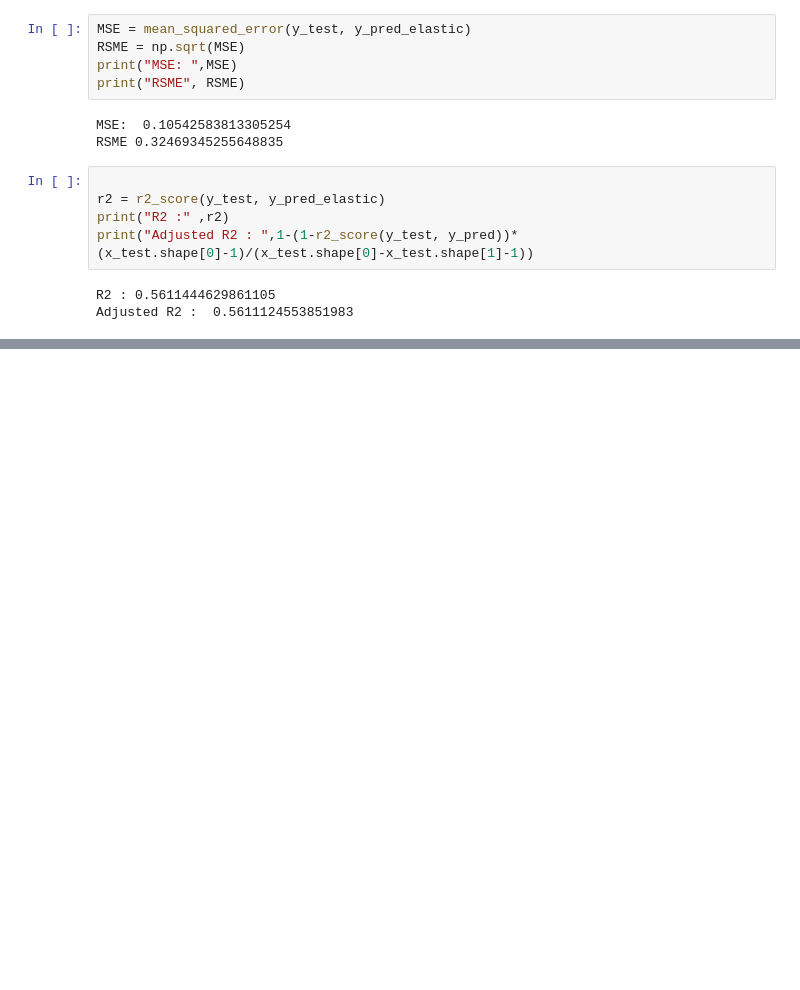
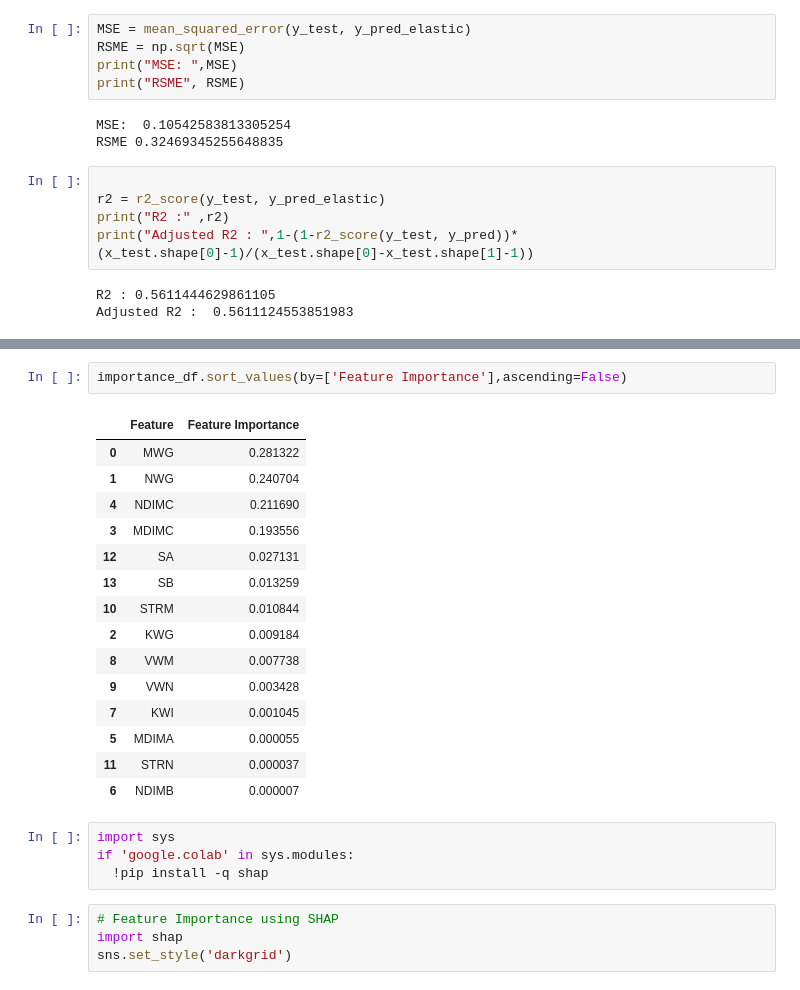
Before and after one commit to Saniyashakur22/Regression-Project, a Jupyter notebook: SGEMM_GPU_Kernel_Performance.ipynb, the cells around one changed output, grey strips where cells are left out. Cells and saved outputs as stored; diff of their text form; blank space fills up the shorter version.

```diff
--- a/SGEMM_GPU_Kernel_Performance.ipynb
+++ b/SGEMM_GPU_Kernel_Performance.ipynb
@@ -691,0 +931,26 @@ Adjusted R2 :  0.5611124553851983
+# %%
+importance_df.sort_values(by=['Feature Importance'],ascending=False)
+# %% [output]
+|  | Feature | Feature Importance |
+| 0 | MWG | 0.281322 |
+| 1 | NWG | 0.240704 |
+| 4 | NDIMC | 0.211690 |
+| 3 | MDIMC | 0.193556 |
+| 12 | SA | 0.027131 |
+| 13 | SB | 0.013259 |
+| 10 | STRM | 0.010844 |
+| 2 | KWG | 0.009184 |
+| 8 | VWM | 0.007738 |
+| 9 | VWN | 0.003428 |
+| 7 | KWI | 0.001045 |
+| 5 | MDIMA | 0.000055 |
+| 11 | STRN | 0.000037 |
+| 6 | NDIMB | 0.000007 |
+# %%
+import sys
+if 'google.colab' in sys.modules:
+  !pip install -q shap
+# %%
+# Feature Importance using SHAP
+import shap
+sns.set_style('darkgrid')
```
Also changed, not shown: parts of 36 cells of this notebook.
